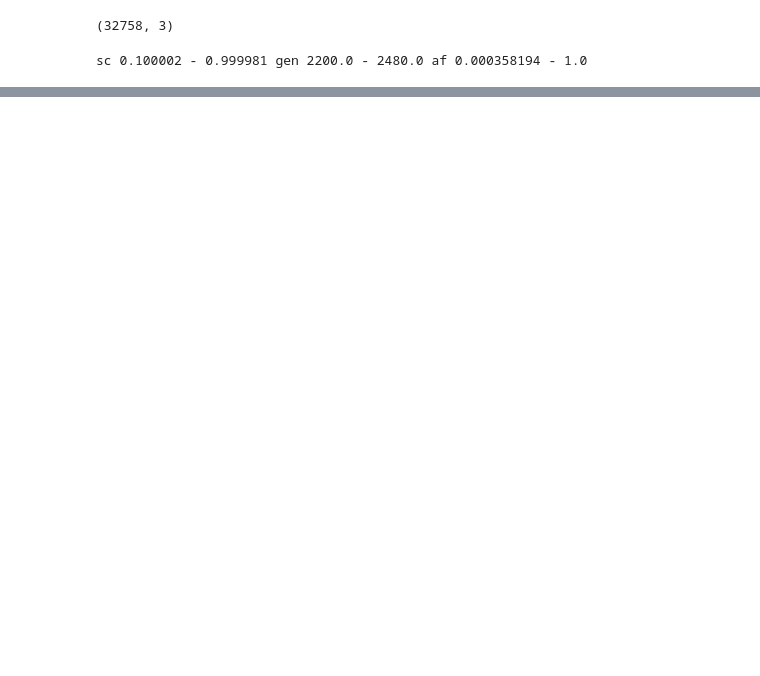
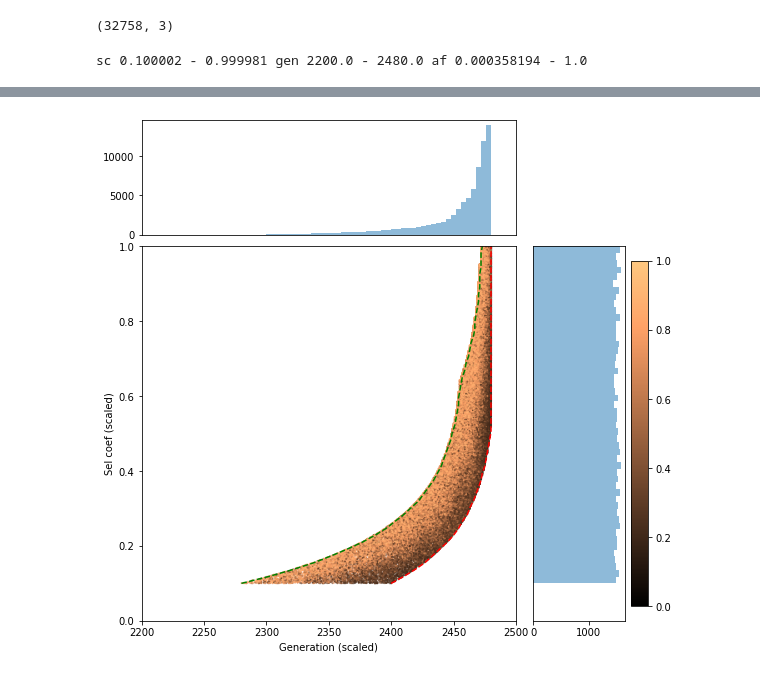
Before and after one commit to CshlSiepelLab/arg-selection, a Jupyter notebook: sims/SLiM_sims/sweep_gen_survey.ipynb, the cells around one changed output, grey strips where cells are left out. Drawn from its saved outputs; the diff is of its cells as text; code cells hidden in the pictures; blank space fills up the shorter version.

```diff
--- a/sims/SLiM_sims/sweep_gen_survey.ipynb
+++ b/sims/SLiM_sims/sweep_gen_survey.ipynb
@@ -95,0 +103,62 @@ plt.show()
+# %%
+sc_range = np.linspace(0.1, 1)
+gen = sc_gen_af[:, 1]
+sc = sc_gen_af[:, 0]
+AF = sc_gen_af[:, 2]
+# %%
+### Plot gen v sel coef ###
+# set colormap
+af_cmap = cm.get_cmap(name="copper")
+
+# definitions for the axes
+left, width = 0.1, 0.65
+bottom, height = 0.1, 0.65
+bottom_h = left_h = left + width + 0.02
+
+rect_scatter = [left, bottom, width, height]
+rect_histx = [left, bottom_h, width, 0.2]
+rect_histy = [left_h+0.01, bottom, 0.2, height]
+
+# start with a rectangular Figure
+plt.figure(1, figsize=(8, 8))
+
+axScatter = plt.axes(rect_scatter)
+axHistx = plt.axes(rect_histx)
+axHisty = plt.axes(rect_histy)
+
+# no labels
+#axHistx.xaxis.set_major_formatter(nullfmt)
+#axHisty.yaxis.set_major_formatter(nullfmt)
+
+# the scatter plot:
+axScatter.scatter(gen, sc, c=AF, s=1, cmap=af_cmap, vmin=0, vmax=1, alpha=0.5) # change vmin, vmax!!
+early_gen = np.around(np.maximum(2475 - 500*np.exp(-6*(sc_range-0.1)), 2460 - 180*np.exp(-7*(sc_range-0.1))))
+axScatter.plot(early_gen, sc_range, "g--") # Early generation fit
+late_gen = np.clip(np.around(2485 - 85*np.exp(-6.8*(sc_range-0.1))), a_min=2200, a_max=2480)
+axScatter.plot(late_gen, sc_range, "r--") # Late generation fit
+
+axScatter.set_xlim((2200, 2500))
+axScatter.set_ylim((0, 1))
+axScatter.set_xlabel("Generation (scaled)")
+axScatter.set_ylabel("Sel coef (scaled)")
+#axScatter.set_yscale("log")
+
+bins = 50
+# axHistx.hist([x[~cat], x[cat]], alpha=0.5, bins=bins, color=[neg_color, pos_color], stacked=True)
+axHistx.hist(gen, alpha=0.5, bins=bins)
+
+
+# axHisty.hist([y[~cat], y[cat]], alpha=0.5, bins=bins, orientation='horizontal', color=[neg_color, pos_color], stacked=True)
+axHisty.hist(sc, alpha=0.5, bins=bins, orientation='horizontal')
+
+axHistx.set_xlim(axScatter.get_xlim())
+axHisty.set_ylim(axScatter.get_ylim())
+# axHisty.set_xlim((0, 500))
+axHistx.set_xticks([])
+axHisty.set_yticks([])
+
+plt.colorbar(cm.ScalarMappable(cmap=af_cmap))
+#plt.savefig(file_path+"_distr.pdf")
+plt.show()
+# %% [output]
+[figure, added]
```
Also changed, not shown: parts of 7 cells of this notebook, 15 other files.
